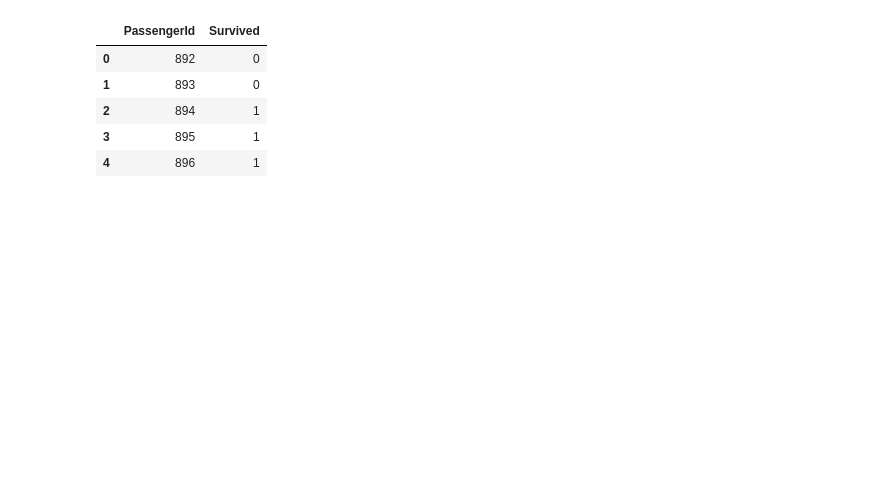
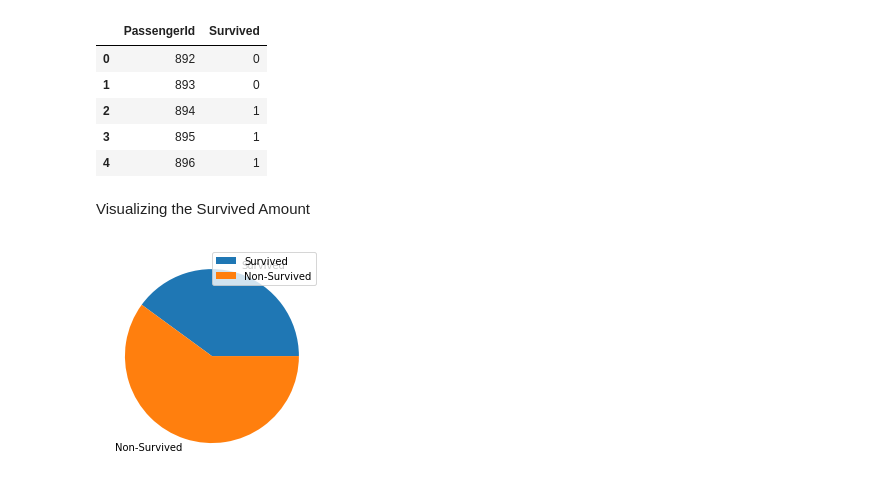
Before and after one commit to hirupiyumika/ML_Assignment2_IT18206524_IT18217414_IT18208368, a Jupyter notebook: Predict_survival_on_the_Titanic.ipynb, the cells around one changed output. Saved outputs shown, nothing was run; the diff lists cells and outputs as text; code cells hidden in the pictures; blank space fills up the shorter version.

Commit message:
visualizing survived amount feature Impl

```diff
--- a/Predict_survival_on_the_Titanic.ipynb
+++ b/Predict_survival_on_the_Titanic.ipynb
@@ -428,0 +428,10 @@ result['Survived'] = result['Survived'].astype('int')
+# %%
+result['Survived'] = pred
+result['Survived'] = result['Survived'].astype('int')
+
+seriesObj = result.apply(lambda x: True if x['Survived'] == 1 else False , axis=1)
+# Count number of True in series
+numOfRows = len(seriesObj[seriesObj == True].index)
+numOfRowsNonSurvived = len(seriesObj[seriesObj == False].index)
+print('Number of Rows in dataframe in which Survived  : ', numOfRows)
+print('Number of Rows in dataframe in which Non-Survived  : ', numOfRowsNonSurvived)
@@ -437,3 +449,17 @@ result.head()
 | 4 | 896 | 1 |
 # %%
 result.to_csv('results.csv', index=False)
+# %% [markdown]
+Visualizing the Survived Amount
+# %%
+import matplotlib.pyplot as plt
+import numpy as np
+
+y = np.array([numOfRows, numOfRowsNonSurvived])
+mylabels = ["Survived", "Non-Survived"]
+
+plt.pie(y, labels = mylabels)
+plt.legend()
+plt.show()
+# %% [output]
+[figure, added]
```
Also changed, not shown: parts of 5 cells of this notebook.
